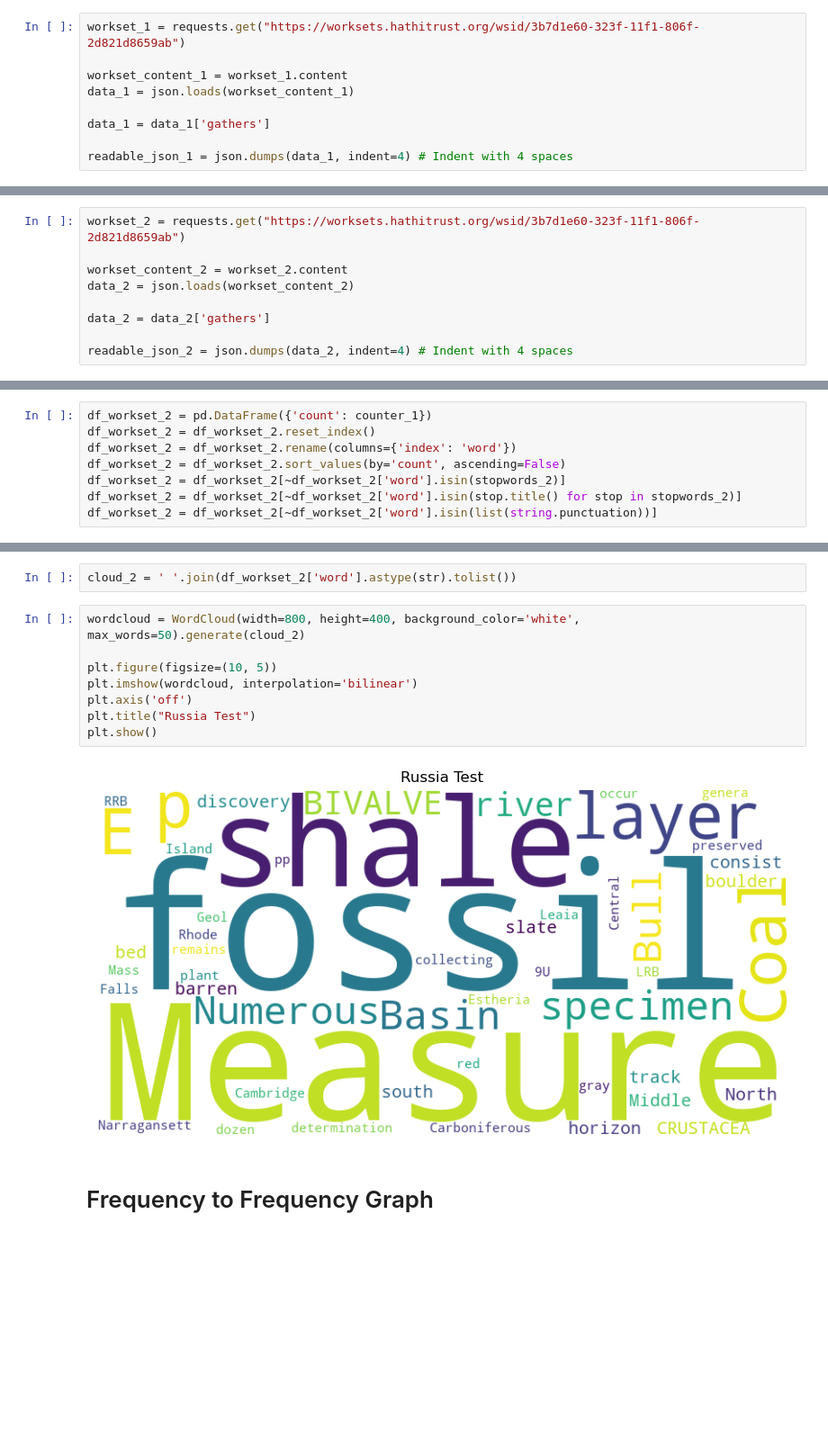
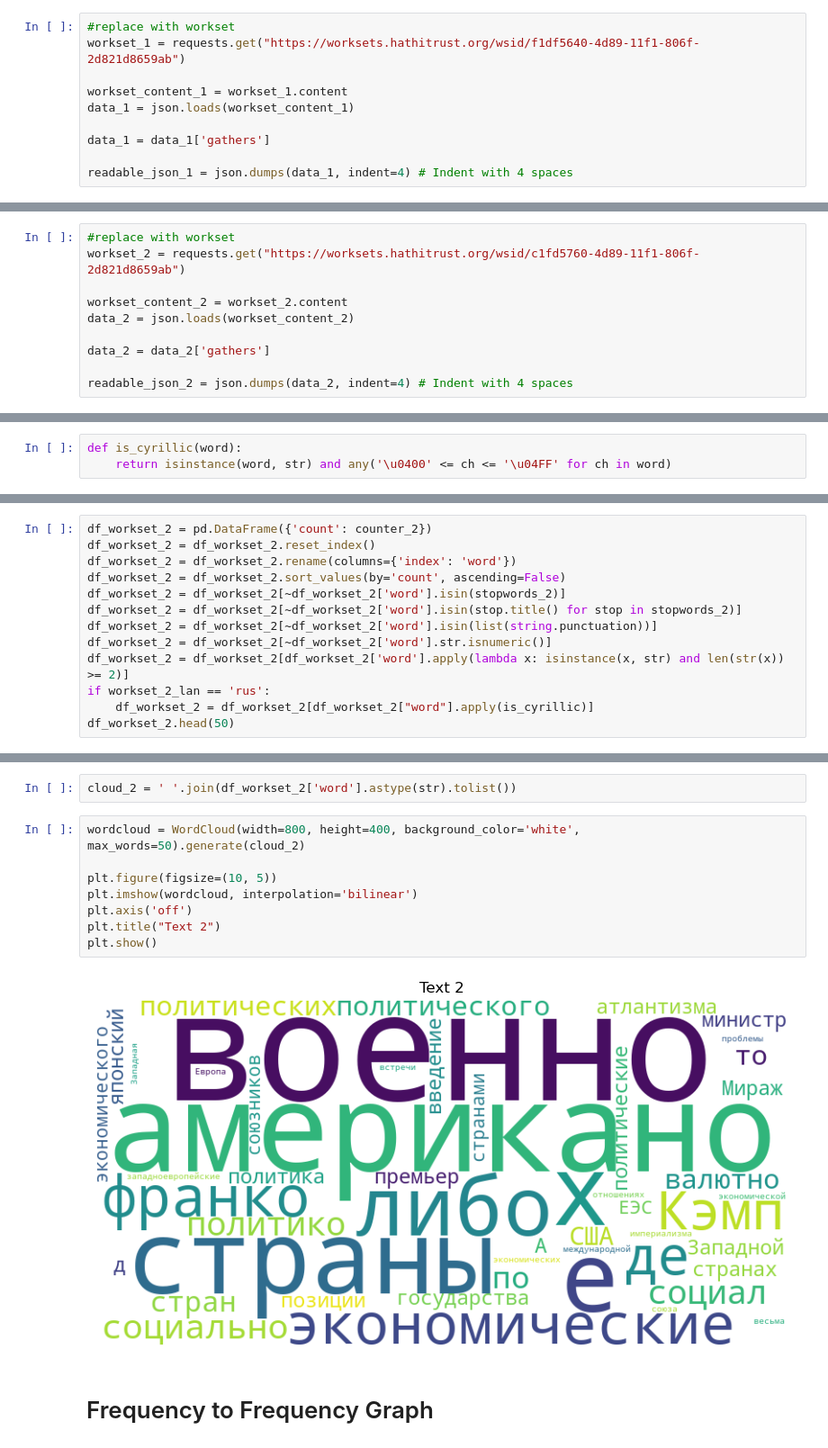
Before and after one commit to muirebecca2/text_compare, a Jupyter notebook: text_compare.ipynb, the cells around one changed output, grey strips where cells are left out. Shown at 90% size. Cells and saved outputs as stored; diff of their text form; blank space fills up the shorter version.

```diff
--- a/text_compare.ipynb
+++ b/text_compare.ipynb
@@ -40,7 +40,8 @@ from htrc_features import Volume
 # %% [markdown]
 # Import Workset
 # %%
-workset_1 = requests.get("https://worksets.hathitrust.org/wsid/3b7d1e60-323f-11f1-806f-2d821d8659ab")
+#replace with workset
+workset_1 = requests.get("https://worksets.hathitrust.org/wsid/f1df5640-4d89-11f1-806f-2d821d8659ab")
 
 workset_content_1 = workset_1.content
 data_1 = json.loads(workset_content_1)
@@ -88,5 +71,6 @@ urllib.error.HTTPError: HTTP Error 404: Not Found
 # %%
-workset_2 = requests.get("https://worksets.hathitrust.org/wsid/3b7d1e60-323f-11f1-806f-2d821d8659ab")
+#replace with workset
+workset_2 = requests.get("https://worksets.hathitrust.org/wsid/c1fd5760-4d89-11f1-806f-2d821d8659ab")
 
 workset_content_2 = workset_2.content
 data_2 = json.loads(workset_content_2)
@@ -149,6 +115,9 @@ stopword_lan_2 = stop[index]
 stopwords_2 = stopwords.stopwords(stopword_lan_2)
 # %% [markdown]
 # Clean Data
+# %%
+def is_cyrillic(word):
+    return isinstance(word, str) and any('\u0400' <= ch <= '\u04FF' for ch in word)
 # %%
 df_workset_1 = pd.DataFrame({'count': counter_1})
 df_workset_1 = df_workset_1.reset_index()
@@ -160,8 +152,13 @@ df_workset_1 = df_workset_1[~df_workset_1['word'].isin(list(string.punctuation))
 # %%
-df_workset_2 = pd.DataFrame({'count': counter_1})
+df_workset_2 = pd.DataFrame({'count': counter_2})
 df_workset_2 = df_workset_2.reset_index()
 df_workset_2 = df_workset_2.rename(columns={'index': 'word'})
 df_workset_2 = df_workset_2.sort_values(by='count', ascending=False)
 df_workset_2 = df_workset_2[~df_workset_2['word'].isin(stopwords_2)]
 df_workset_2 = df_workset_2[~df_workset_2['word'].isin(stop.title() for stop in stopwords_2)]
 df_workset_2 = df_workset_2[~df_workset_2['word'].isin(list(string.punctuation))]
+df_workset_2 = df_workset_2[~df_workset_2['word'].str.isnumeric()]
+df_workset_2 = df_workset_2[df_workset_2['word'].apply(lambda x: isinstance(x, str) and len(str(x)) >= 2)]
+if workset_2_lan == 'rus':
+    df_workset_2 = df_workset_2[df_workset_2["word"].apply(is_cyrillic)]
+df_workset_2.head(50)
@@ -186,12 +266,12 @@ cloud_2 = ' '.join(df_workset_2['word'].astype(str).tolist())
 # %%
 wordcloud = WordCloud(width=800, height=400, background_color='white', max_words=50).generate(cloud_2)
 
 plt.figure(figsize=(10, 5))
 plt.imshow(wordcloud, interpolation='bilinear')
 plt.axis('off')
-plt.title("Russia Test")
+plt.title("Text 2")
 plt.show()
 # %% [output]
-[figure, old version]
+[figure, new version]
 # %% [markdown]
 # Frequency to Frequency Graph
```
Also changed, not shown: parts of 11 cells of this notebook, 1 other file.
